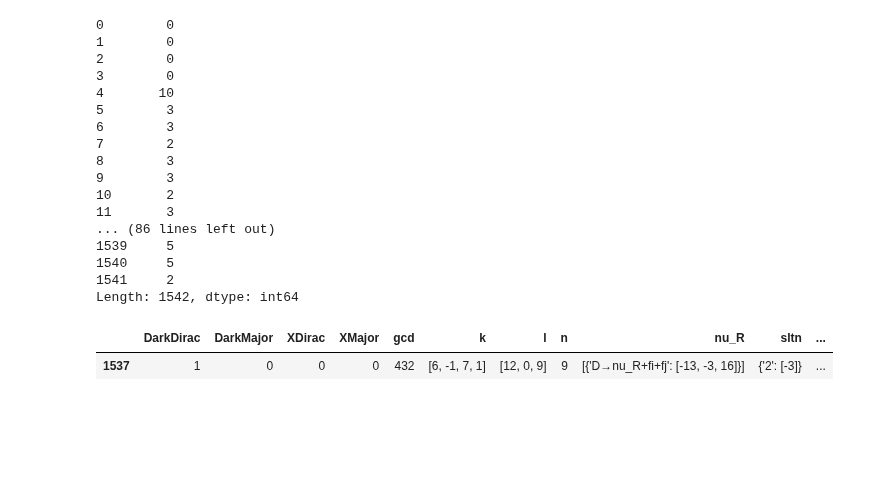
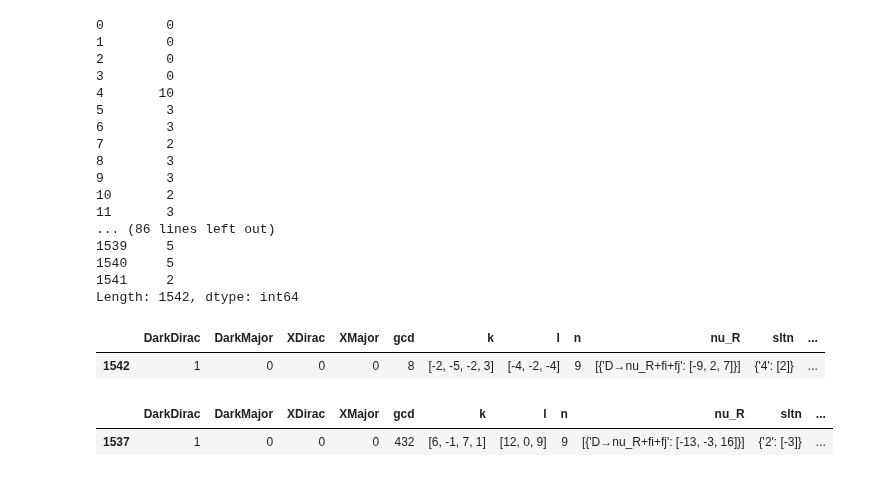
Before and after one commit to LBJ-Wade/anomaly, a Jupyter notebook: Analysis.ipynb, the cells around one changed output. Drawn from its saved outputs; the diff is of its cells as text; code cells hidden in the pictures; blank space fills up the shorter version.

```diff
--- a/Analysis.ipynb
+++ b/Analysis.ipynb
@@ -140,6 +140,11 @@ cl[:1542].apply(lambda row: massfer(row,label='DarkDirac'),axis='columns')
 1540     5
 1541     2
 Length: 1542, dtype: int64
+# %%
+cl[1542:1543]
+# %% [output]
+|  | DarkDirac | DarkMajor | XDirac | XMajor | gcd | k | l | n | nu_R | sltn | ... |
+| 1542 | 1 | 0 | 0 | 0 | 8 | [-2, -5, -2, 3] | [-4, -2, -4] | 9 | [{'D→nu_R+fi+fj': [-9, 2, 7]}] | {'4': [2]} | ... |
 # %%
 cl[1537:1538]
 # %% [output]
```
Also changed, not shown: 1 other file.
